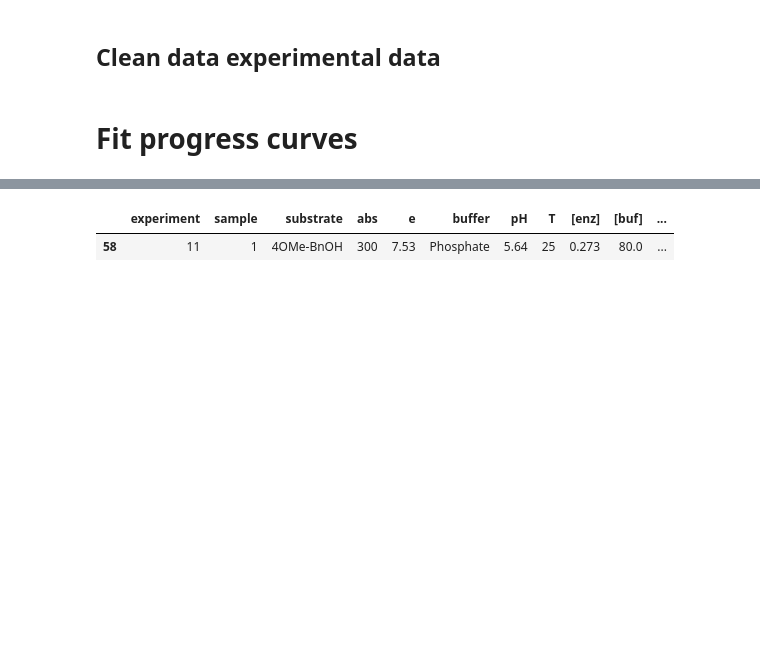
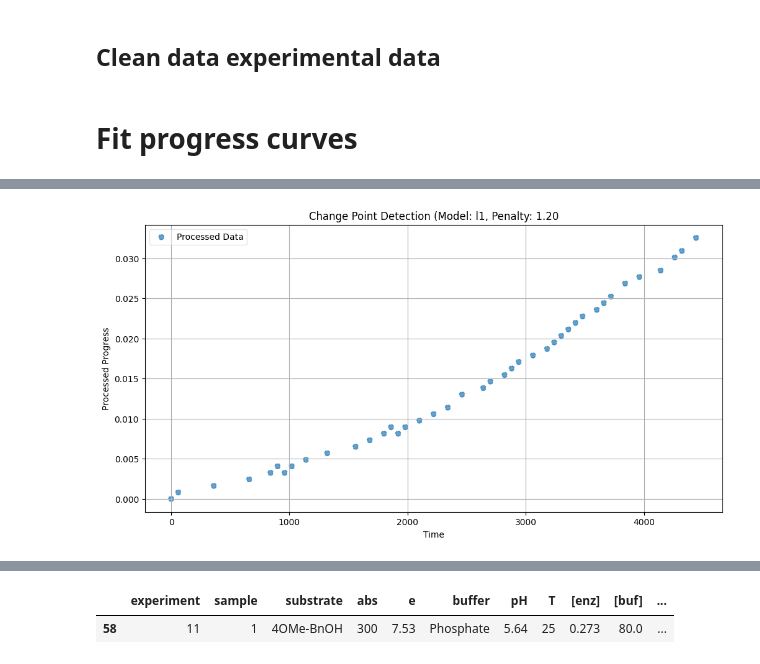
Before and after one commit to madsr2d2/masterThesis, a Jupyter notebook: masterThesis.ipynb, the cells around one changed output, grey strips where cells are left out. Cells and saved outputs as stored; diff of their text form; code cells hidden in the pictures; blank space fills up the shorter version.

```diff
--- a/masterThesis.ipynb
+++ b/masterThesis.ipynb
@@ -1771,0 +1245,79 @@ def sigmoid_with_offset(t, A, k, t0, C):
+# %%
+import ruptures as rpt
+
+def detect_change_points(t_processed, P_processed, metrics, plot=False, base_penalty=0.05, model="rfb", min_size=10):
+    """
+    Detect change points in the processed time series using the ruptures library.
+
+    Parameters:
+        t_processed (array-like): Processed time points from the preprocessing step.
+        P_processed (array-like): Processed progress values from the preprocessing step.
+        metrics (dict): Metrics computed from the preprocessing step.
+        plot (bool): Whether to plot the change point results. Default is False.
+        method (str): Change point detection method ("Pelt" or "Binseg"). Default is "Pelt".
+        base_penalty (float): Base penalty value for change point detection.
+        model (str): Model type for change point detection. Default is "l1".
+        min_size (int): Minimum size of segments. Default is 10.
+
+    Returns:
+        list: Detected change points (in time values) from the processed data.
+    """
+    # If the data is shorter than min_size, return start and end as breakpoints
+    if len(t_processed) < min_size:
+        print(f"Data length ({len(t_processed)}) is shorter than min_size ({min_size}). Returning start and end as breakpoints.")
+        return [t_processed[0], t_processed[-1]]
+
+    # Extract relevant metrics
+    threshold = metrics["min_change"]  # Use threshold from preprocessing
+    mean_change = metrics["mean_change"] / threshold
+    variance_change = metrics["variance_change"] / threshold
+
+    # Weights for combining metrics
+    weight_mean = 1  # Adjust weight for mean_change
+    weight_variance = 1  # Adjust weight for variance_change
+
+    # Adjust penalty factor
+    penalty_factor = (weight_mean * mean_change / (1 + weight_variance * variance_change))
+    penalty = base_penalty * penalty_factor
+
+    # Format the data for ruptures
+    signal = np.array(P_processed).reshape(-1, 1)
+
+    # Choose change point detection method
+    algo = rpt.Pelt(model=model, min_size=min_size).fit(signal)
+
+    # Detect change points
+    bkps = algo.predict(pen=penalty)[:-1]  # Remove the last point (end of the signal)
+
+    # Convert change points to time values
+    change_points = [t_processed[bkp] for bkp in bkps]
+
+    # Plot results if required
+    if plot:
+        plt.figure(figsize=(12, 6))
+        plt.scatter(t_processed, P_processed, label="Processed Data", linestyle="--", alpha=0.7)
+        for cp in change_points:
+            plt.axvline(cp, color="red", linestyle="--", label=f"Change Point at {cp:.2f}")
+        plt.title(f"Change Point Detection (Model: {model}, Penalty: {penalty:.2f}")
+        plt.xlabel("Time")
+        plt.ylabel("Processed Progress")
+        plt.legend()
+        legend = plt.gca().get_legend()
+        legend.get_frame().set_alpha(0.5)
+        plt.grid(True)
+        plt.show()
+
+    return change_points
+
+# Example usage
+change_points = detect_change_points(
+    rectified_t,
+    rectified_P,
+    metrics,
+    plot=True,
+    model="l1",
+    base_penalty=1.05,
+    min_size=15
+)
+# %% [output]
+[figure, added]
```
Also changed, not shown: parts of 13 cells of this notebook, 9 other files.
